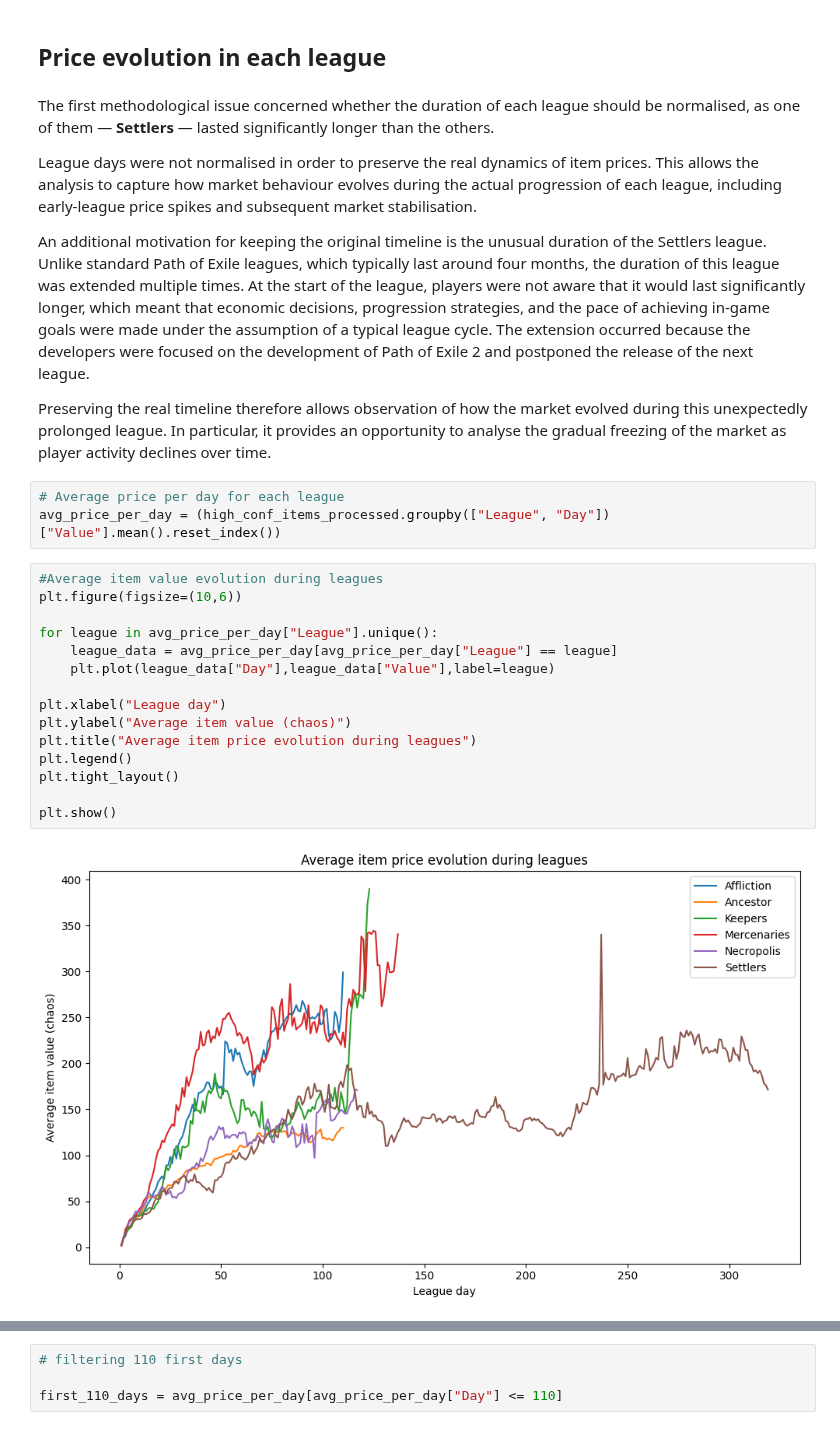
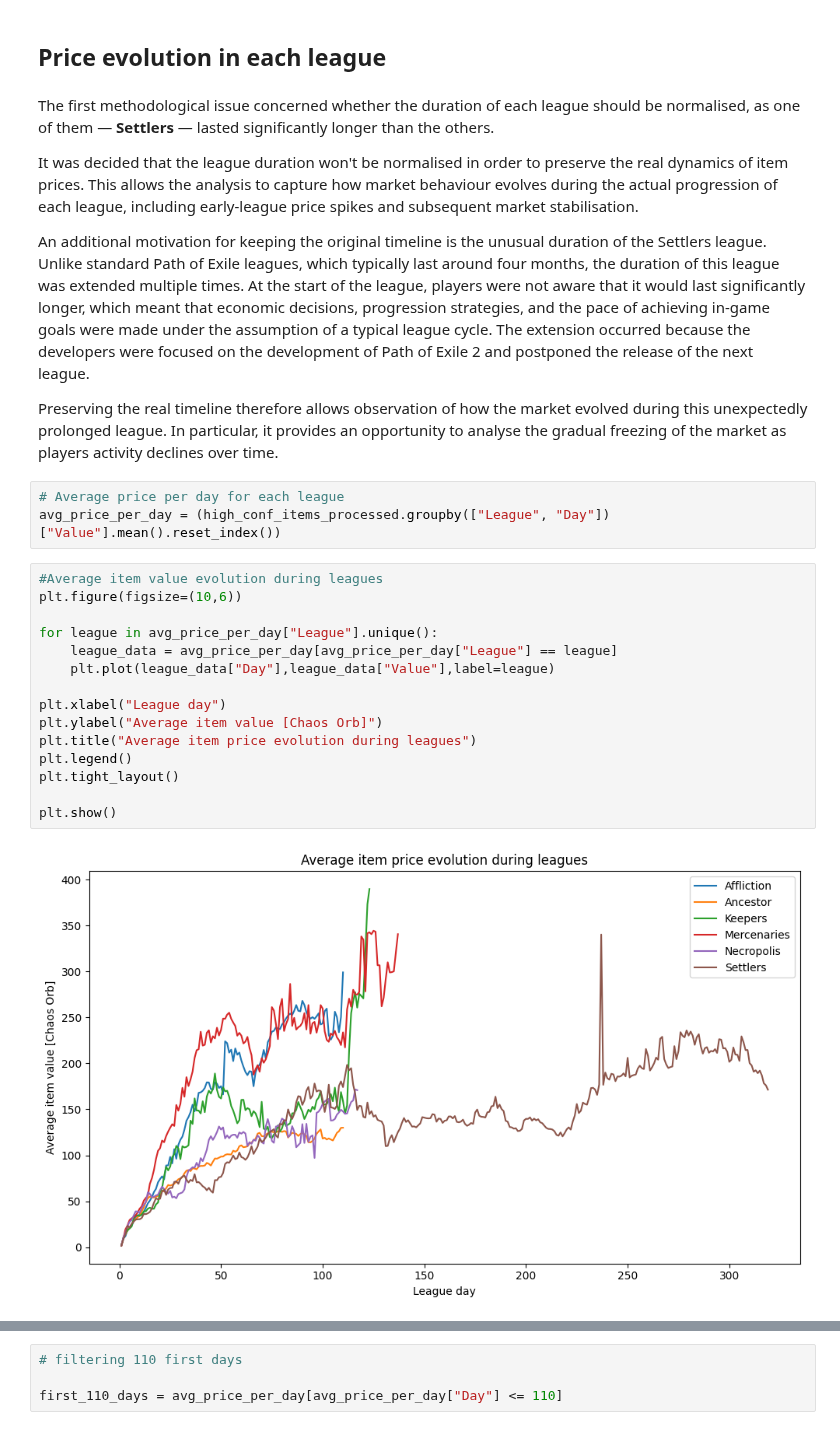
Before and after one commit to NataliaMiodowska/PoeMarketAnalyser, a Jupyter notebook: notebooks/02_actual_exploratory_data_analysis.ipynb, the cells around one changed output, grey strips where cells are left out. Cells and saved outputs as stored; diff of their text form.

```diff
--- a/notebooks/02_actual_exploratory_data_analysis.ipynb
+++ b/notebooks/02_actual_exploratory_data_analysis.ipynb
@@ -287,29 +292,29 @@ Item prices exhibit a similar statistical structure across all analysed leagues.
 # %% [markdown]
 The first methodological issue concerned whether the duration of each league should be normalised, as one of them — **Settlers** — lasted significantly longer than the others.
 
-League days were not normalised in order to preserve the real dynamics of item prices. This allows the analysis to capture how market behaviour evolves during the actual progression of each league, including early-league price spikes and subsequent market stabilisation.
+It was decided that the league duration won't be normalised in order to preserve the real dynamics of item prices. This allows the analysis to capture how market behaviour evolves during the actual progression of each league, including early-league price spikes and subsequent market stabilisation.
 
 An additional motivation for keeping the original timeline is the unusual duration of the Settlers league. Unlike standard Path of Exile leagues, which typically last around four months, the duration of this league was extended multiple times. At the start of the league, players were not aware that it would last significantly longer, which meant that economic decisions, progression strategies, and the pace of achieving in-game goals were made under the assumption of a typical league cycle. The extension occurred because the developers were focused on the development of Path of Exile 2 and postponed the release of the next league.
 
-Preserving the real timeline therefore allows observation of how the market evolved during this unexpectedly prolonged league. In particular, it provides an opportunity to analyse the gradual freezing of the market as player activity declines over time.
+Preserving the real timeline therefore allows observation of how the market evolved during this unexpectedly prolonged league. In particular, it provides an opportunity to analyse the gradual freezing of the market as players activity declines over time.
 # %%
 # Average price per day for each league
 avg_price_per_day = (high_conf_items_processed.groupby(["League", "Day"])["Value"].mean().reset_index())
 # %%
 #Average item value evolution during leagues
 plt.figure(figsize=(10,6))
 
 for league in avg_price_per_day["League"].unique():
     league_data = avg_price_per_day[avg_price_per_day["League"] == league]
     plt.plot(league_data["Day"],league_data["Value"],label=league)
 
 plt.xlabel("League day")
-plt.ylabel("Average item value (chaos)")
+plt.ylabel("Average item value [Chaos Orb]")
 plt.title("Average item price evolution during leagues")
 plt.legend()
 plt.tight_layout()
 
 plt.show()
 # %% [output]
-[figure, old version]
+[figure, new version]
 # %% [markdown]
```
Also changed, not shown: parts of 19 cells of this notebook, 7 other files.
